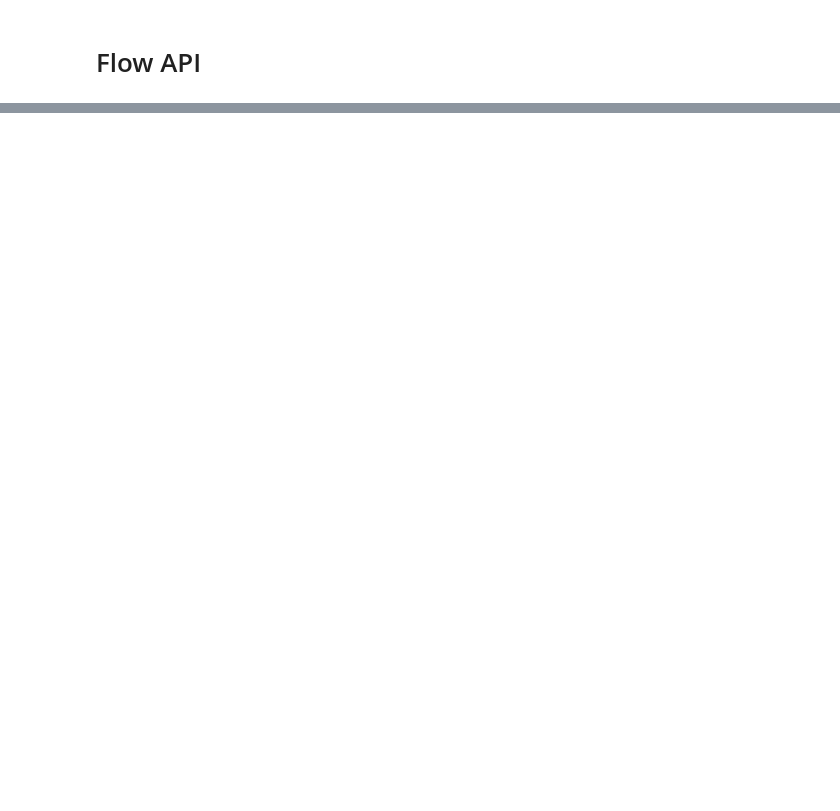
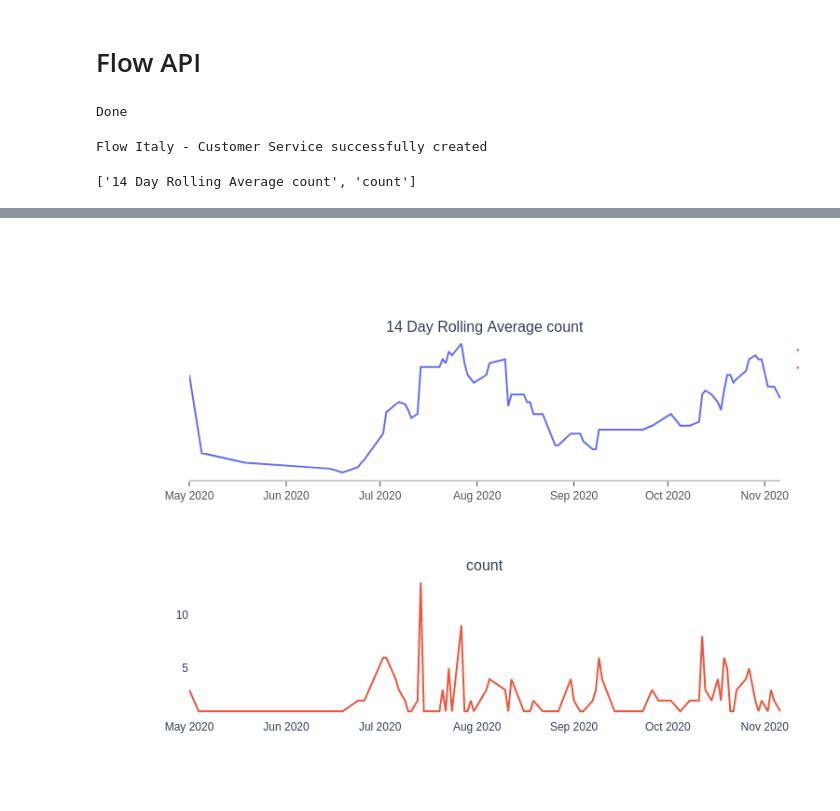
Before and after one commit to krapes/analysis_modules, a Jupyter notebook: development/Flow API.ipynb, the cells around one changed output, grey strips where cells are left out. Saved outputs shown, nothing was run; the diff lists cells and outputs as text; code cells hidden in the pictures; blank space fills up the shorter version.

```diff
--- a/development/Flow API.ipynb
+++ b/development/Flow API.ipynb
@@ -6,12 +6,12 @@ sys.path.append("..")
 
 import os
 from google.cloud import bigquery
-from plotly.subplots import make_subplots
-import matplotlib.pyplot as plt
-import seaborn as sns
-import datetime
+#from plotly.subplots import make_subplots
+#import matplotlib.pyplot as plt
+#import seaborn as sns
+#import datetime
 
-from src import SankeyFlow
+#from src import SankeyFlow
 from src import Flow
 
 
@@ -22,3 +22,13 @@ assert os.path.exists(credential_path)
 os.environ['GOOGLE_APPLICATION_CREDENTIALS'] = credential_path
 project_id = 'cosmic-octane-88917'
 client = bigquery.Client(project=project_id)
+print("Done")
+# %% [output]
+Done
+# %%
+FlowName = "Italy - Customer Service"
+flow = Flow(FlowName)
+flow.distinct_sessionId_count_plot().show()
+# %% [output]
+Flow Italy - Customer Service successfully created
+['14 Day Rolling Average count', 'count']
@@ -25,3 +36,4 @@ client = bigquery.Client(project=project_id)
+[figure, added]
 # %%
 FlowName = "Italy - Customer Service"
 flow = Flow(FlowName)
```
Also changed, not shown: parts of 6 cells of this notebook, 2 other files.
